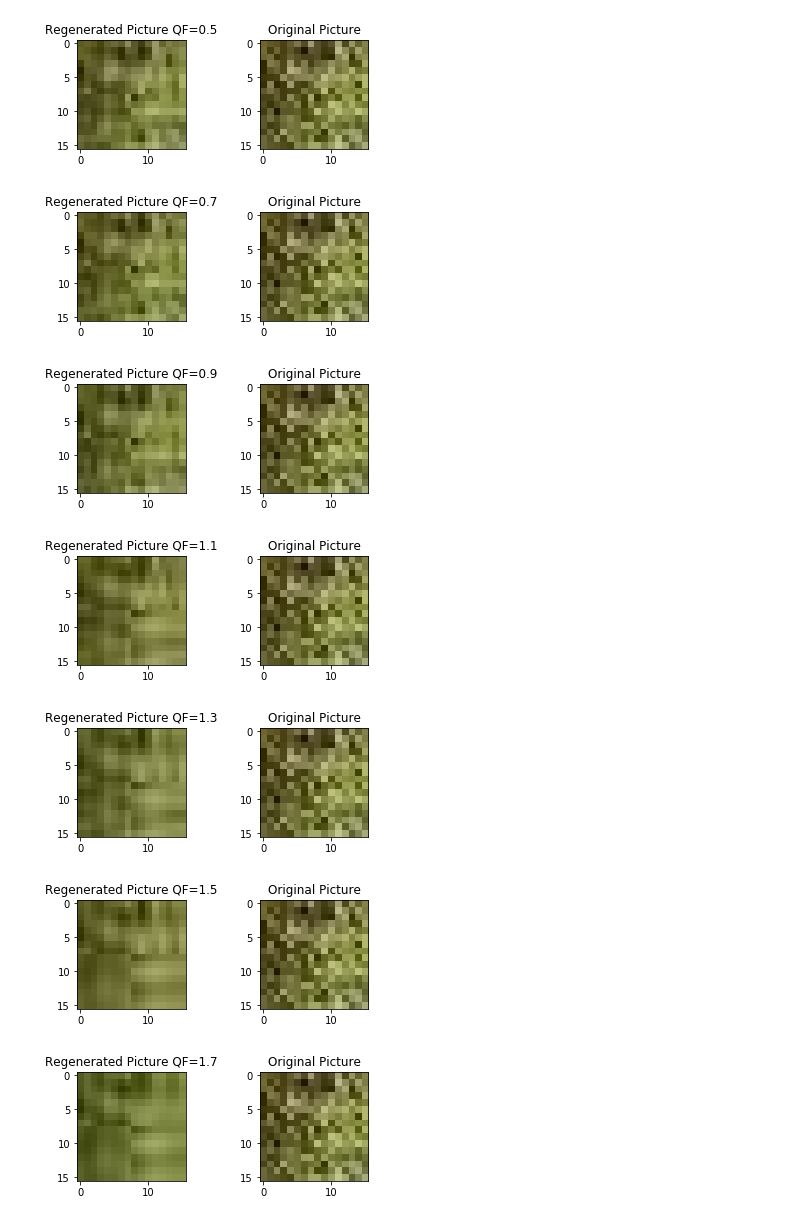
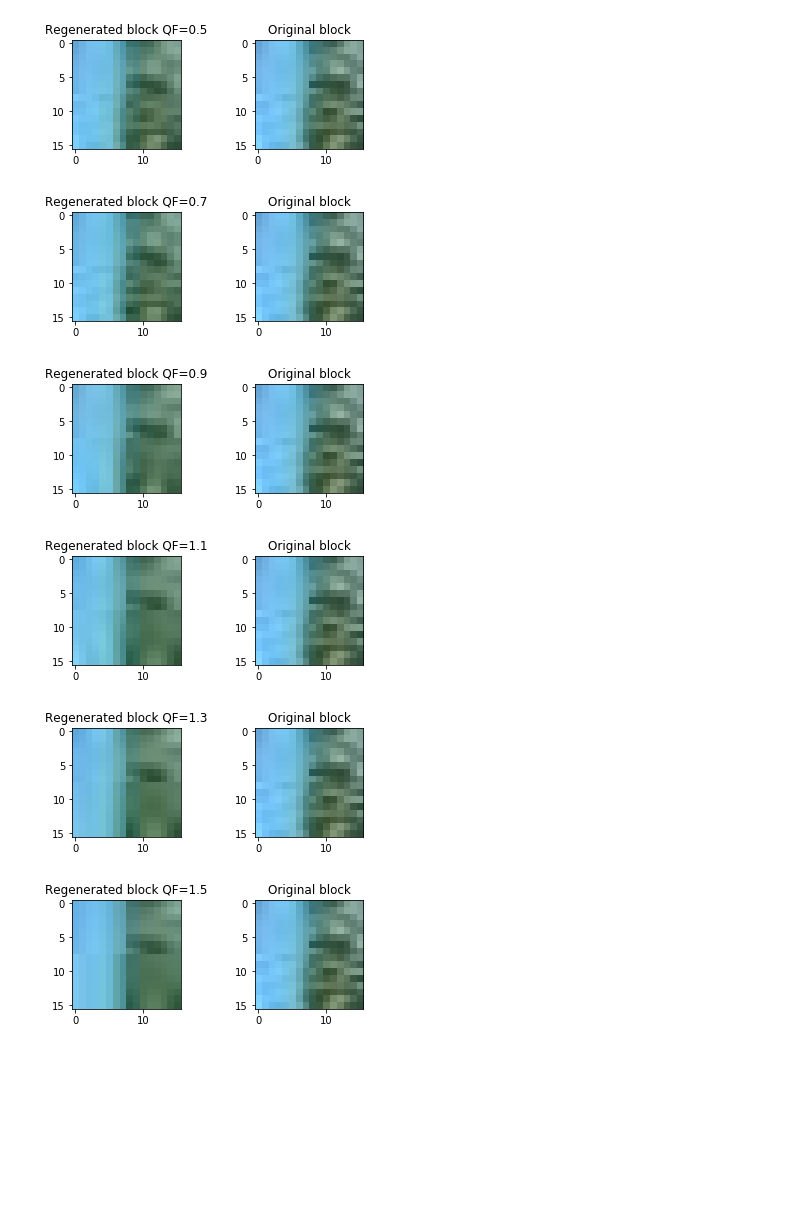
Before and after one commit to markshibu/Video-Encoder-Decoder, a Jupyter notebook: markshi/Code.ipynb, the cells around one changed output. Drawn from its saved outputs; the diff is of its cells as text; code cells hidden in the pictures; blank space fills up the shorter version.

Commit message:
compare block & pic

```diff
--- a/markshi/Code.ipynb
+++ b/markshi/Code.ipynb
@@ -6,9 +6,16 @@ import scipy.fftpack as fft
 import matplotlib.pyplot as plt
 %matplotlib inline
 # %%
-quantization_matrix = np.matrix('16 11 10 16 24 40 51 61;12 12 14 19 26 58 60 55;14 13 16 24 40 57 69 56;14 17 22 29 51 87 80 62;18 22 37 56 68 109 103 77;24 35 55 64 81 104 113 92;49 64 78 87 103 121 120 101;72 92 95 98 112 100 103 99')
+quantization_matrix = np.matrix('16 11 10 16 24 40 51 61;'\
+                                '12 12 14 19 26 58 60 55;'\
+                                '14 13 16 24 40 57 69 56;'\
+                                '14 17 22 29 51 87 80 62;'\
+                                '18 22 37 56 68 109 103 77;'\
+                                '24 35 55 64 81 104 113 92;'\
+                                '49 64 78 87 103 121 120 101;'\
+                                '72 92 95 98 112 100 103 99')
 
-# This is an array of indices that we use to sample a flattened DCT array in zigzag order.
+# An array of indices that we use to sample a flattened DCT array in zigzag order.
 zz_indices = [ 0,  1,  8, 16,  9,  2,  3, 10,
                17, 24, 32, 25, 18, 11, 4,  5,
                12, 19, 26, 33, 40, 48, 41, 34,
@@ -18,7 +25,7 @@ zz_indices = [ 0,  1,  8, 16,  9,  2,  3, 10,
                58, 59, 52, 45, 38, 31, 39, 46,
                53, 60, 61, 54, 47, 55, 62, 63]
 
-# This is an reversed array of zz_indices that we use to regenerate matrix
+# An reversed array of zz_indices that we use to regenerate matrix
 reversed_zz_indices = [0, 1, 5, 6, 14,15,27,28,
                        2, 4, 7, 13,16,26,29,42,
                        3, 8, 12,17,25,30,41,43,
@@ -66,7 +73,7 @@ class Frame:
         return proto_mpeg_computation.image_to_blocks(self.r, self.g, self.b)'''
 
 
-    def encode(self,src,QF):
+    def encode_block(self,src,QF):
         """
         @param src: A 16*16*3 block
         @return encoded_string: A list of 6 lists of encoded pairs for each block in [Y1,Y2,Y3,Y3,subsampled_Cb,subsampled_Cr].
@@ -159,7 +166,7 @@ class Frame:
                 dct_quantize_zz(subsample_Cb),dct_quantize_zz(subsample_Cr)]
 
 
-    def decode(self,F,QF):
+    def decode_block(self,F,QF):
         def zigzag_to_flattened_block(encoded_string):
             """
             @param encoded_string: A list in the form <DC term> <run, level> <EOB>
@@ -232,28 +239,29 @@ class Frame:
 # %%
 def compare_block(m,n,QF):
     tmp = pic.getBlock(m,n)
-    tmp1 = pic.encode(tmp,QF)
-    tmp2 = pic.decode(tmp1,QF)
+    tmp1 = pic.encode_block(tmp,QF)
+    tmp2 = pic.decode_block(tmp1,QF)
     tmp3 = cv2.merge((tmp2)).astype(np.uint8)
     tmp3 = cv2.cvtColor(tmp3,cv2.COLOR_YCR_CB2RGB)
 
     plt.figure(figsize=(6,2))
     plt.subplot(121)
-    plt.title('Regenerated Picture QF={}'.format(QF))
+    plt.title('Regenerated block QF={}'.format(QF))
     plt.imshow(tmp3)
     plt.subplot(122)
-    plt.title('Original Picture')
+    plt.title('Original block')
     plt.imshow(tmp)
     plt.show()
 # %%
+# Compare encoded and then decoded block with the original block, using different QF ranging from 0.1-1.5
 img_name = 'baboon.jpg'
 fullPic = plt.imread(img_name)[:224,:224]
 print(fullPic.shape)
 pic = Frame(fullPic, QF=0.1)
 plt.imshow(fullPic)
-for i in np.arange(1,20,2)/10:
+for i in np.arange(1,16,2)/10:
     #print(i)
-    compare_block(0,0,i)
+    compare_block(5,10,i)
 # %% [output]
 (224, 224, 3)
 [figure]
@@ -262,7 +270,6 @@ for i in np.arange(1,20,2)/10:
-[figure, old version]
+[figure, new version]
-[figure, old version]
+[figure, new version]
-[figure, old version]
+[figure, new version]
-[figure, old version]
+[figure, new version]
-[figure, old version]
+[figure, new version]
-[figure, old version]
+[figure, new version]
-[figure, removed]
```
Also changed, not shown: parts of 3 cells of this notebook.
